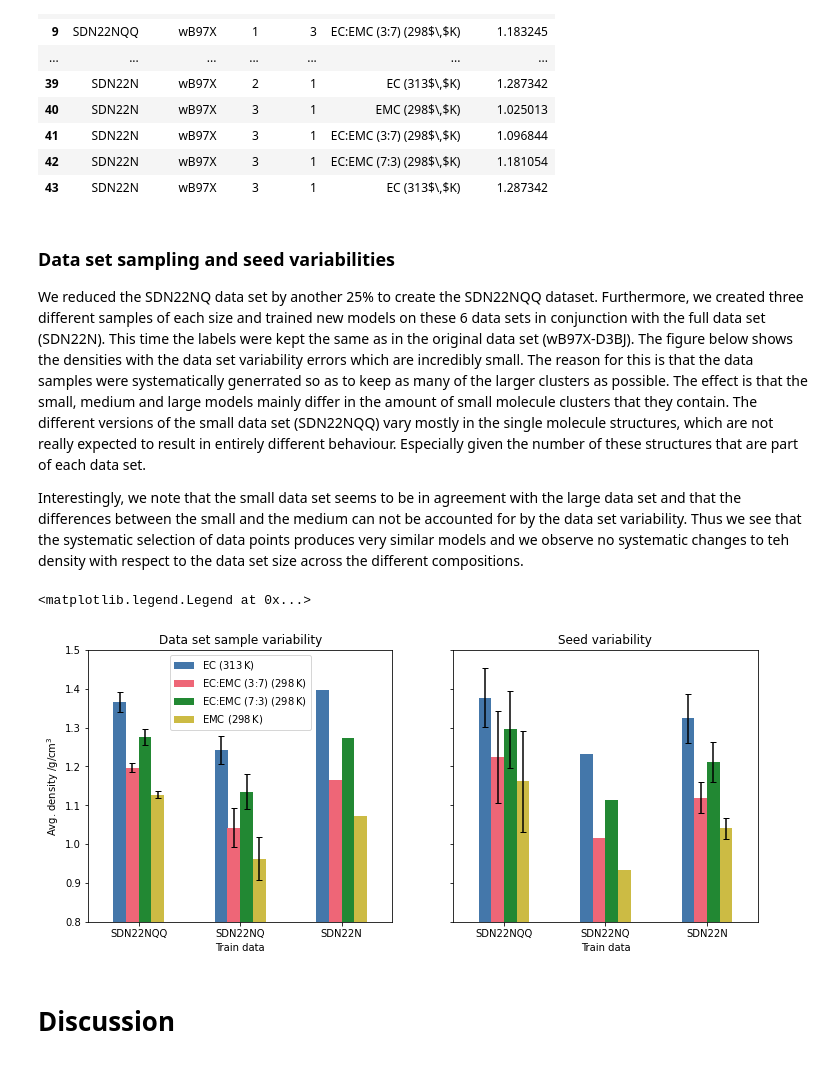
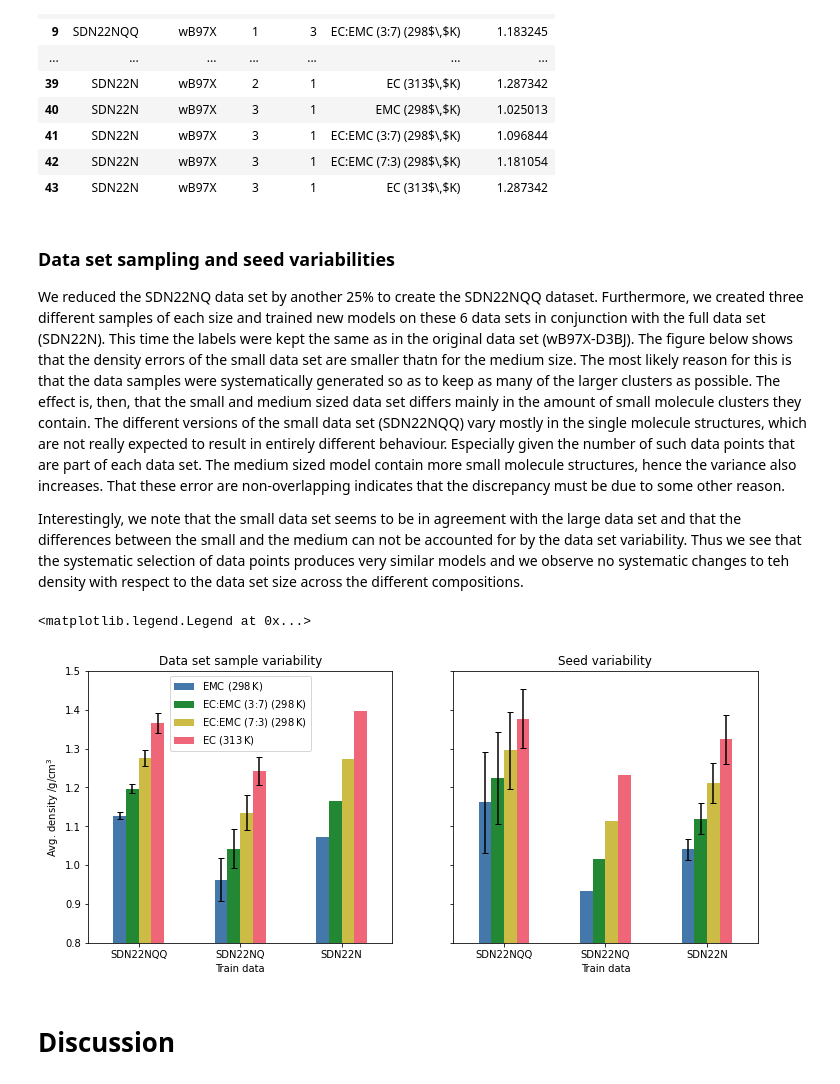
Before and after one commit to imagdau/EC-EMC_diffusion_DFT-MLIP-Data_comparison, a Jupyter notebook: for_paper.ipynb, the cells around one changed output. Drawn from its saved outputs; the diff is of its cells as text; code cells hidden in the pictures.

Commit message:
The colours should now be consistent between all plots.

```diff
--- a/for_paper.ipynb
+++ b/for_paper.ipynb
@@ -75,7 +75,6 @@ def get_dens(tags, root_path):
             densities[tag][traj_name] = np.mean(dens)
     return densities
 
-
 def get_xyz(tag):
     flist = [name for name in glob.glob(tag)]
     for f in flist:
@@ -88,6 +87,18 @@ def RMSE(x,ref):
     rmse = mse**0.5
     rrmse = rmse*(np.mean((ref-np.mean(ref))**2))**-0.5
     return rmse, rrmse
+
+def get_colour(name):
+    colmap = {
+        'EMC (298$\,$K)':'blue',
+        'EC:EMC (3:7) (298$\,$K)':'green',
+        'EC:EMC (7:3) (298$\,$K)':'yellow',
+        'EC (313$\,$K)':'red',
+    }
+    try:
+        return getattr(cset, colmap[name])
+    except:
+        return getattr(cset, colmap[tmap[name]])
 
 def get_average_density(dataframe, col, value):
 	# Filter out the 'other' column (we either average sample or seed)
@@ -294,11 +302,18 @@ df
 | 43 | SDN22N | wB97X | 3 | 1 | EC (313$\,$K) | 1.287342 |
 # %% [markdown]
 ### Data set sampling and seed variabilities
-We reduced the SDN22NQ data set by another 25% to create the SDN22NQQ dataset. Furthermore, we created three different samples of each size and trained new models on these 6 data sets in conjunction with the full data set (SDN22N). This time the labels were kept the same as in the original data set (wB97X-D3BJ). The figure below shows the densities with the data set variability errors which are incredibly small. The reason for this is that the data samples were systematically generrated so as to keep as many of the larger clusters as possible. The effect is that the small, medium and large models mainly differ in the amount of small molecule clusters that they contain. The different versions of the small data set (SDN22NQQ) vary mostly in the single molecule structures, which are not really expected to result in entirely different behaviour. Especially given the number of these structures that are part of each data set.
+We reduced the SDN22NQ data set by another 25% to create the SDN22NQQ dataset. Furthermore, we created three different samples of each size and trained new models on these 6 data sets in conjunction with the full data set (SDN22N). This time the labels were kept the same as in the original data set (wB97X-D3BJ). The figure below shows that the density errors of the small data set are smaller thatn for the medium size. The most likely reason for this is that the data samples were systematically generated so as to keep as many of the larger clusters as possible. The effect is, then, that the small and medium sized data set differs mainly in the amount of small molecule clusters they contain. The different versions of the small data set (SDN22NQQ) vary mostly in the single molecule structures, which are not really expected to result in entirely different behaviour. Especially given the number of such data points that are part of each data set. The medium sized model contain more small molecule structures, hence the variance also increases. That these error are non-overlapping indicates that the discrepancy must be due to some other reason.
 
 Interestingly, we note that the small data set seems to be in agreement with the large data set and that the differences between the small and the medium can not be accounted for by the data set variability. Thus we see that the systematic selection of data points produces very similar models and we observe no systematic changes to teh density with respect to the data set size across the different compositions.
 # %%
 #### DATASET SAMPLING VARIABILITY
+order = [
+    'EMC (298$\,$K)',
+    'EC:EMC (3:7) (298$\,$K)',
+    'EC:EMC (7:3) (298$\,$K)',
+    'EC (313$\,$K)',
+]
+
 # Collect averages
 sample_avg_df = get_average_density(df, 'Sample', 1)
 
@@ -309,14 +324,14 @@ samp_avg_pivot_df = sample_avg_df.pivot(
 	columns='Composition',
 	values='Avg. density',
 	#values=['Avg. density', 'Var.'],
-).sort_index(axis=0,ascending=False)
+).sort_index(axis=0,ascending=False)[order]
 
 ## Focus variances for error bars
 samp_std_pivot_df = sample_avg_df.pivot(
 	index='Train data',
 	columns='Composition',
 	values='Std.',
-).sort_index(axis=0,ascending=False)
+).sort_index(axis=0,ascending=False)[order]
 
 
 ### SEED VARIABILITY
@@ -330,46 +345,48 @@ seed_avg_pivot_df = seed_avg_df.pivot(
 	columns='Composition',
 	values='Avg. density',
 	#values=['Avg. density', 'Var.'],
-).sort_index(axis=0,ascending=False)
+).sort_index(axis=0,ascending=False)[order]
 
 ## Focus variances for error bars
 seed_std_pivot_df = seed_avg_df.pivot(
 	index='Train data',
 	columns='Composition',
 	values='Std.',
-).sort_index(axis=0,ascending=False)
+).sort_index(axis=0,ascending=False)[order]
 # %%
 fig, axs = plt.subplots(1,2, figsize=(6*2,5),sharey=True)
 
 # Plot data
 axs[0].set_title('Data set sample variability')
 samp_avg_pivot_df.plot.bar(
 	ylim=[0.8,1.5],
 	ylabel=f'Avg. density /{dunit}',
 	rot=0,
+	color=[get_colour(o) for o in order],
 	yerr=samp_std_pivot_df,
 	capsize=3,
 	#figsize=(6,5),
 	#legend=False,
 	ax=axs[0],
 )
 
 # Plot data
 axs[1].set_title('Seed variability')
 seed_avg_pivot_df.plot.bar(
 	ylim=[0.8,1.5],
 	#ylabel=f'Avg. density /{dunit}',
+	color=[get_colour(o) for o in order],
 	rot=0,
 	yerr=seed_std_pivot_df,
 	capsize=3,
 	#figsize=(6,5),
 	legend=False,
 	ax=axs[1],
 )
 axs[0].legend(loc='upper center')
 # %% [output]
 <matplotlib.legend.Legend at 0x...>
-[figure, old version]
+[figure, new version]
 # %% [markdown]
 # Discussion
 # %% [markdown]
```
Also changed, not shown: parts of 2 cells of this notebook.
